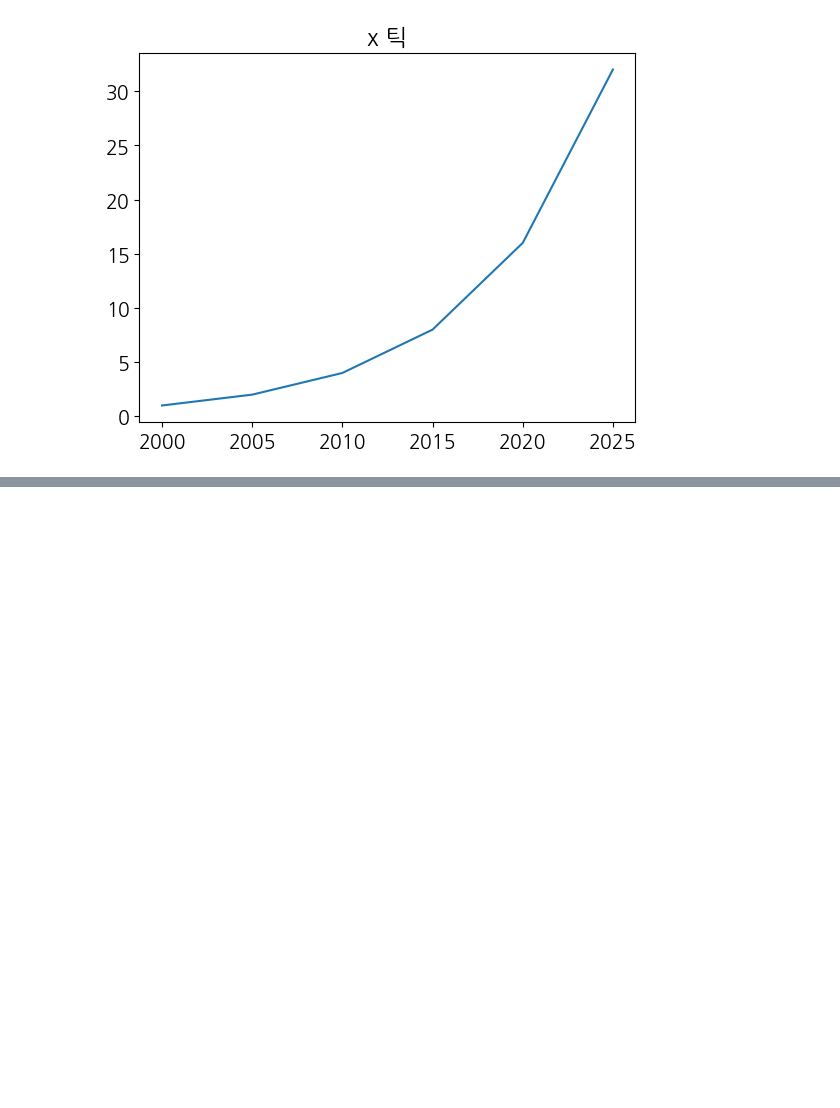
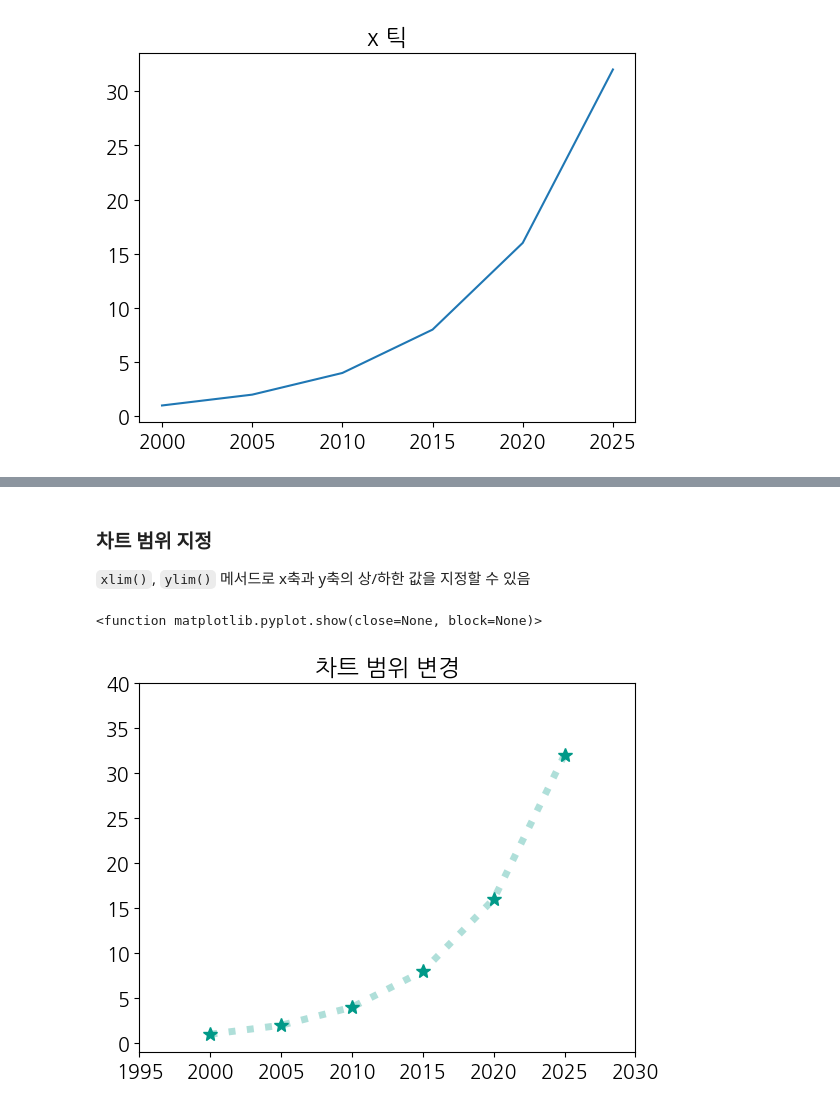
Before and after one commit to DDDDKo/python_study, a Jupyter notebook: matplotlib_visualize_data/matplotlib_basic.ipynb, the cells around one changed output, grey strips where cells are left out. Drawn from its saved outputs; the diff is of its cells as text; code cells hidden in the pictures; blank space fills up the shorter version.

```diff
--- a/matplotlib_visualize_data/matplotlib_basic.ipynb
+++ b/matplotlib_visualize_data/matplotlib_basic.ipynb
@@ -81,0 +107,13 @@ plt.show
+# %% [markdown]
+### 차트 범위 지정
+`xlim()`, `ylim()` 메서드로 x축과 y축의 상/하한 값을 지정할 수 있음
+# %%
+plt.title('차트 범위 변경')
+plt.plot([2000, 2005, 2010, 2015, 2020, 2025], [1, 2, 4, 8, 16, 32],
+         lw=5, c='#00998850', ls=':', marker='*', ms=10, mfc='#009988')
+plt.xlim(1995, 2030)
+plt.ylim(-1, 40)
+plt.show
+# %% [output]
+<function matplotlib.pyplot.show(close=None, block=None)>
+[figure, added]
```
Also changed, not shown: parts of 14 cells of this notebook.
